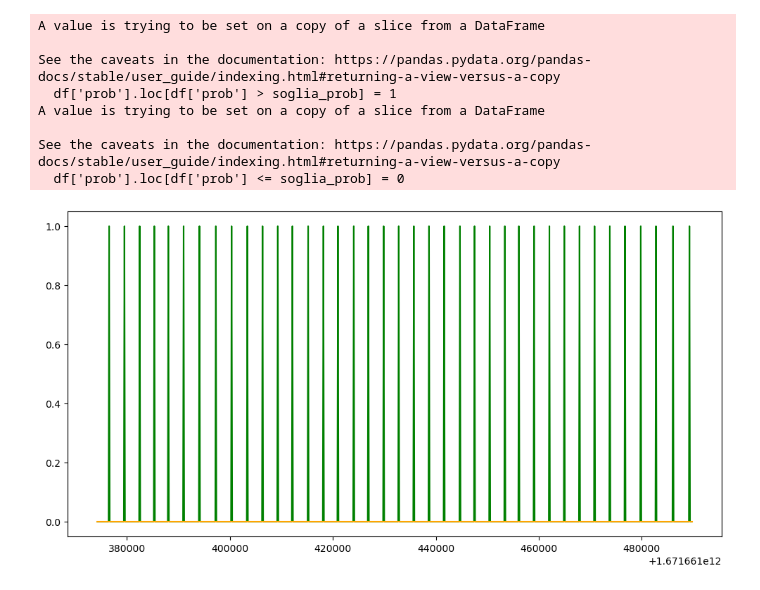
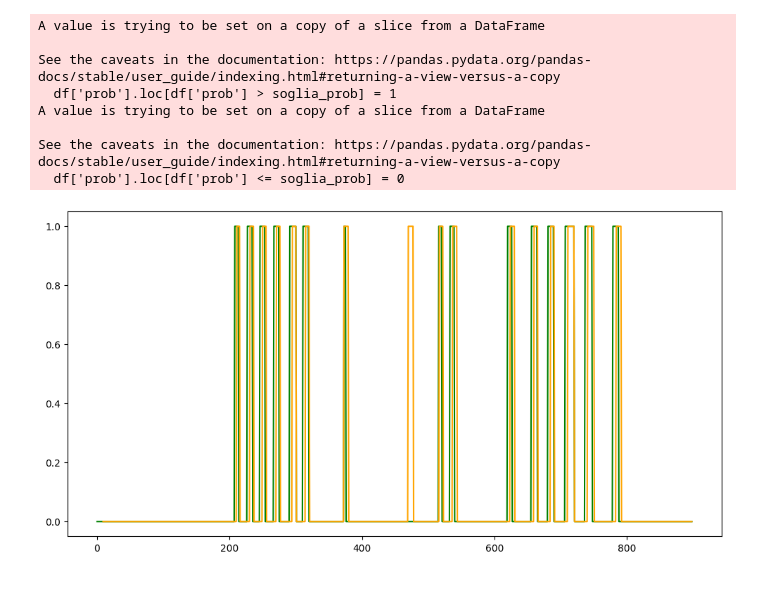
Before and after one commit to paoloartasensi/wow, a Jupyter notebook: TEST_pressMOV_prob.ipynb, the cells around one changed output. Saved outputs shown, nothing was run; the diff lists cells and outputs as text; code cells hidden in the pictures.

```diff
--- a/TEST_pressMOV_prob.ipynb
+++ b/TEST_pressMOV_prob.ipynb
@@ -22,13 +22,13 @@ import seaborn as sns
 import os
 # %%
 # Scelta automatica del Path locale tra "paoloartasensi" o "lorenzobassetti"
-path = '/Users/paoloartasensi/Python_Scripts/'
+path = '/Users/paoloartasensi/Python_Scripts/artabax/'
 isdir = os.path.isdir(path)
 if isdir == True:
-    path = '/Users/paoloartasensi/Python_Scripts/'
+    path = '/Users/paoloartasensi/Python_Scripts/artabax/'
 else:
-    path = '/Users/lorenzobassetti/Dropbox/Quant/Python_DEV/'
+    path = '/Users/lorenzobassetti/Dropbox/Quant/Python_DEV/artabax/'
 # %%
-df_raw = pd.read_csv(path+'artabax/artbax_csv/squat_20221221_1124PM_prob.csv')
-df_raw.set_index('Time', inplace=True)
-# df
+df = pd.read_csv(path+'Gdrive_csv/20221227_1144PM_biceps_PROB.csv')
+#df_raw.set_index('Time', inplace=True)
+df
@@ -37,8 +50,7 @@ shift = 5
 soglia_prob = 0.5
 rolling_prob = 10
 # %%
-df=df_raw.copy()
-# df.rolling(5).mean()
+df.rolling(5).mean()
 df['prob'] = df['prob'].rolling(rolling_prob).mean()
 # %%
 df['prob'].loc[df['prob'] > soglia_prob] = 1
@@ -52,31 +64,10 @@ A value is trying to be set on a copy of a slice from a DataFrame
 
 See the caveats in the documentation: https://pandas.pydata.org/pandas-docs/stable/user_guide/indexing.html#returning-a-view-versus-a-copy
   df['prob'].loc[df['prob'] <= soglia_prob] = 0
-# %%
-# applico uno shift per ogni posizione i con ['DOWN']==1,
-# assegno alle righe prima e dopo ['DOWN']=1
-# numero di righe determinato da [shift]
-
-df_temp = df.loc[df['DOWN'] ==1]
-pos = np.array(df_temp.index)
-
-for i in pos:
-    for k in range(-shift+1, shift, 1):
-        df.at[i+k, 'DOWN'] =1
-
-
-df_temp2 = df.loc[df['prob'] ==1]
-pos2 = np.array(df_temp2.index)
-
-for i in pos2:
-    for k in range(-shift+1, shift, 1):
-        df.at[i+k, 'prob'] =1
-
-df.dropna(inplace=True)
 # %%
 plt.figure(figsize=(12,6))
-plt.plot(df['DOWN'], color='green')
+plt.plot(df['status'], color='green')
 plt.plot(df['prob'], color='orange')
 plt.show()
 # %% [output]
-[figure, old version]
+[figure, new version]
```
Also changed, not shown: parts of 3 cells of this notebook, 4 other files.
